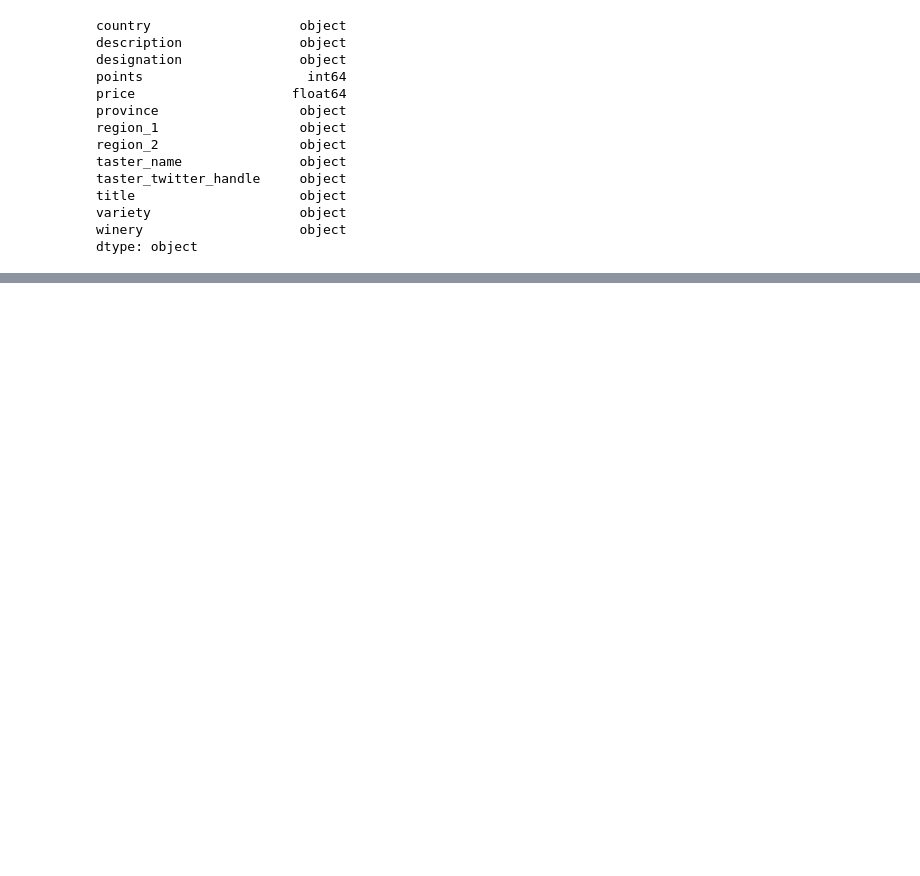
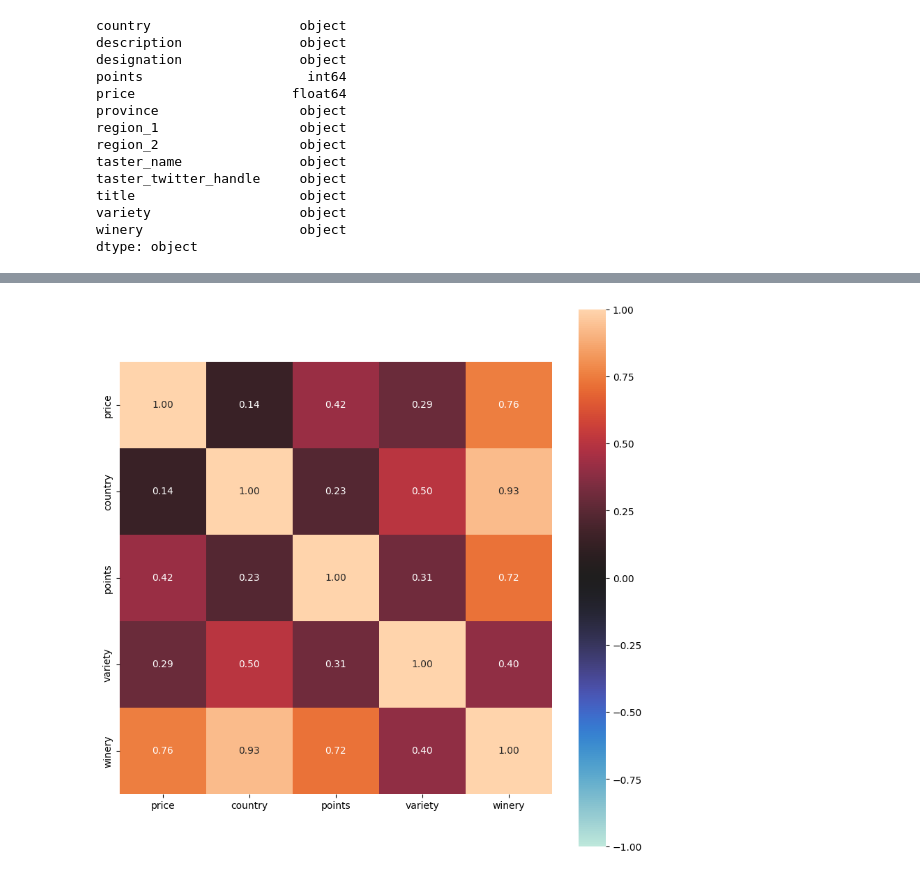
Before and after one commit to Brandon-Nutting/UdacityDataAnalysisProject, a Jupyter notebook: wineInvestigation.ipynb, the cells around one changed output, grey strips where cells are left out. Saved outputs shown, nothing was run; the diff lists cells and outputs as text; code cells hidden in the pictures; blank space fills up the shorter version.

```diff
--- a/wineInvestigation.ipynb
+++ b/wineInvestigation.ipynb
@@ -154,17 +170,13 @@ dtype: object
 # %%
-# Not much information can be gleened from this. Lets encode our data and see
-    # Note: I am removing the tester_name field and the taster_twitter_handle. I am assuming tasters are unbiased
-    # Also removing the region one and region two fields.
-
 # Play around with smaller subsets of below. Encoding all of these takes a long time to run.
-province = pd.get_dummies(wine['province'], drop_first= True)
+# province = pd.get_dummies(wine['province'], drop_first= True)
 country = pd.get_dummies(wine['country'], drop_first= True)
-description = pd.get_dummies(wine['description'], drop_first= True)
-designtaion = pd.get_dummies(wine['designation'], drop_first= True)
-variety = pd.get_dummies(wine['variety'], drop_first= True)
-winery = pd.get_dummies(wine['winery'], drop_first= True)
-
-wine.drop(columns=['province','country','description','designation','variety','winery','region_1','region_2','taster_name','taster_twitter_handle']
-          , inplace=True)
-encodedWine = pd.concat([wine,province,country,description,designtaion,variety,winery], axis= 1)
-print(encodedWine.shape) # Lots of extra columns -> How will this effect our model?
+# description = pd.get_dummies(wine['description'], drop_first= True)
+# designtaion = pd.get_dummies(wine['designation'], drop_first= True)
+# variety = pd.get_dummies(wine['variety'], drop_first= True)
+# winery = pd.get_dummies(wine['winery'], drop_first= True)
+newWine = wine.copy()
+newWine.drop(columns=['province','country','description','designation','variety','winery',
+                   'region_1','region_2','taster_name','taster_twitter_handle','title'], inplace=True)
+# encodedWine = pd.concat([wine,province,country,description,designtaion,variety,winery], axis= 1)
+encodedWine = pd.concat([newWine,country], axis= 1)
@@ -184,0 +214,6 @@ KeyError: 'country'
+# %%
+tempWine = wine[['price','country','points','variety','winery']]
+
+correlation = associations(tempWine, filename= 'HeatMetric.png',figsize=(10,10))
+# %% [output]
+[figure, added]
```
Also changed, not shown: parts of 29 cells of this notebook.
